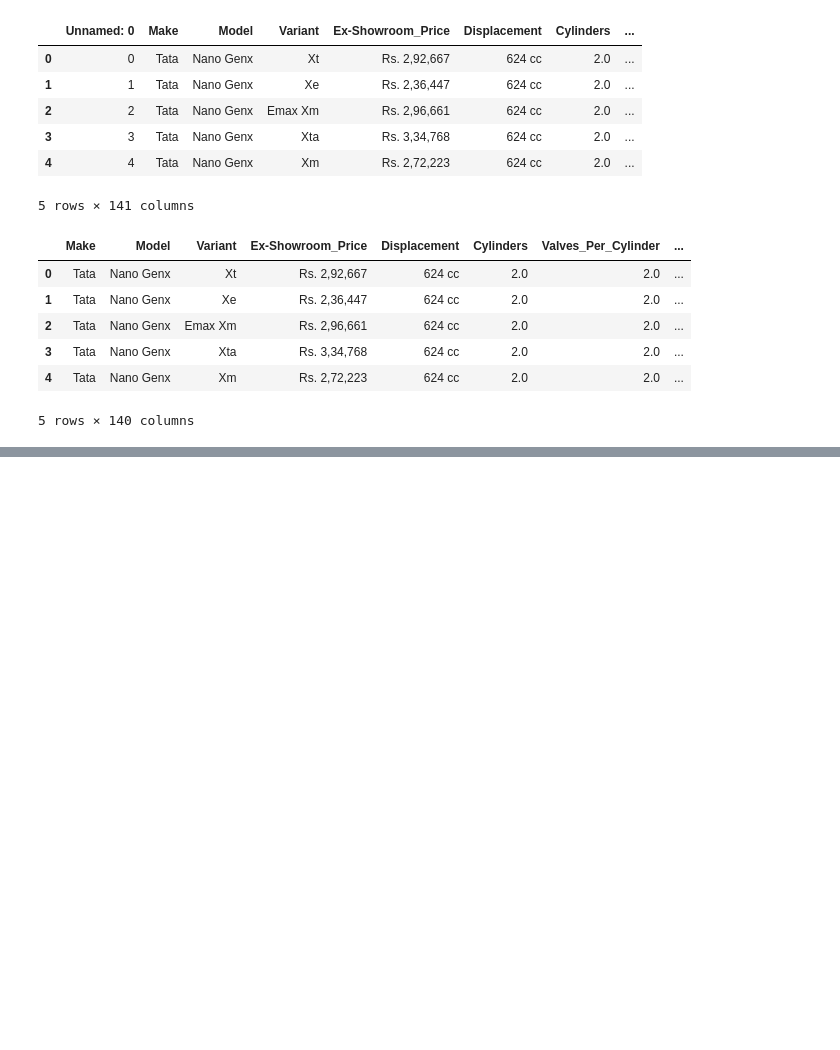
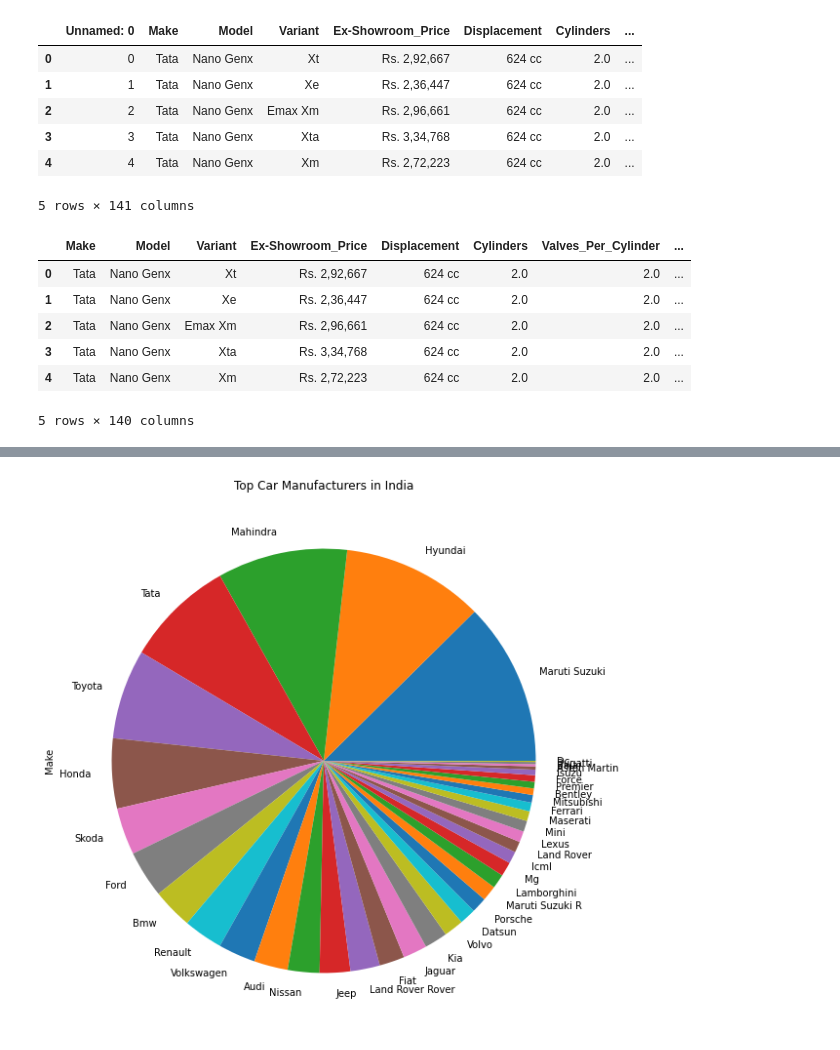
Before and after one commit to Tushar1831/Indian-Cars-Data-Viz, a Jupyter notebook: project.ipynb, the cells around one changed output, grey strips where cells are left out. Cells and saved outputs as stored; diff of their text form; code cells hidden in the pictures; blank space fills up the shorter version.

```diff
--- a/project.ipynb
+++ b/project.ipynb
@@ -39,0 +86,10 @@ df.head()
+# %%
+#Plotting Pie Chart
+
+fig = plt.figure(figsize = (10, 10))
+ax = fig.subplots()
+df.Make.value_counts().plot(ax = ax, kind = 'pie')
+ax.set_title("Top Car Manufacturers in India")
+plt.show()
+# %% [output]
+[figure, added]
```
Also changed, not shown: parts of 3 cells of this notebook.
